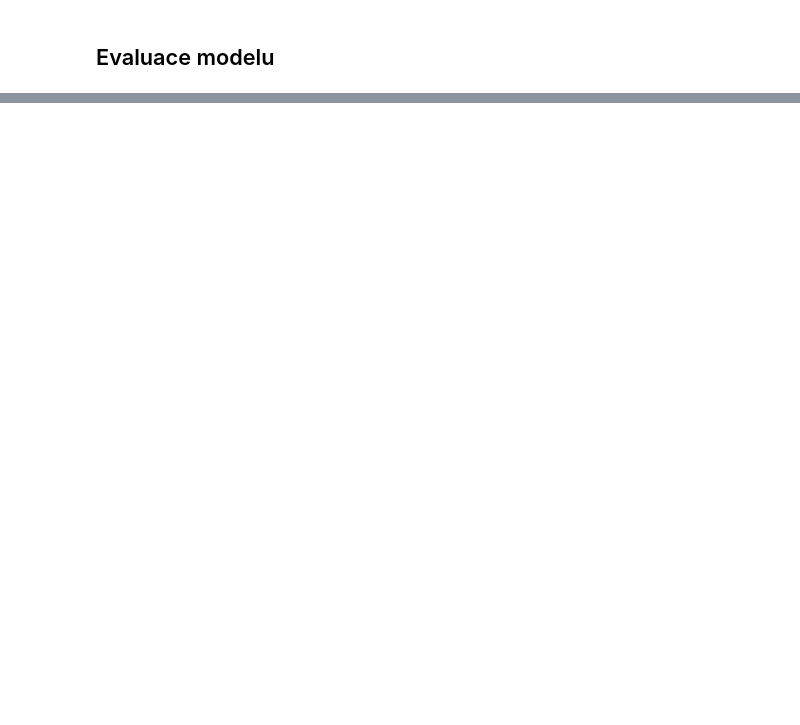
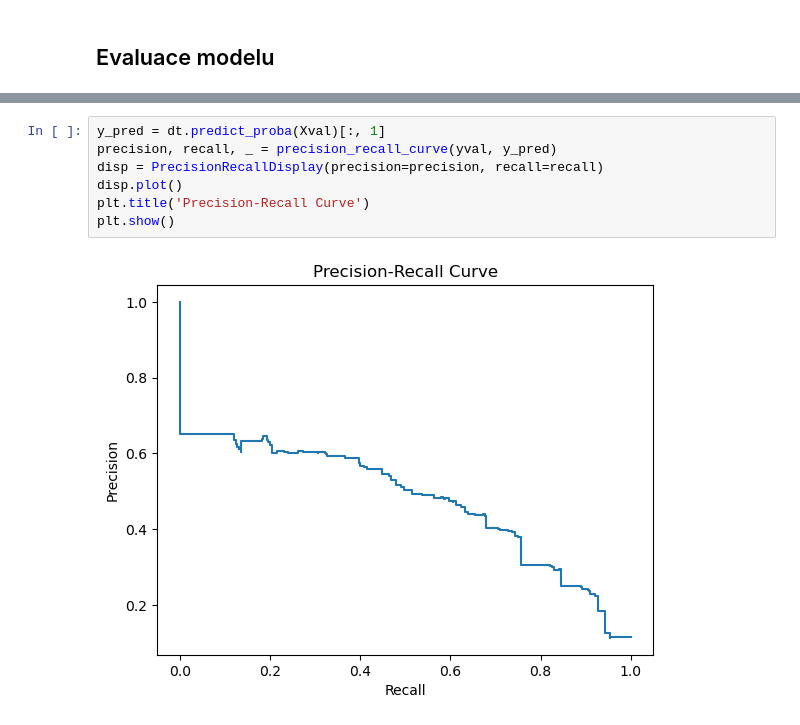
Before and after one commit to andyska09/Data-Visualisation, a Jupyter notebook: 03/solution03.ipynb, the cells around one changed output, grey strips where cells are left out. Drawn from its saved outputs; the diff is of its cells as text; blank space fills up the shorter version.

```diff
--- a/03/solution03.ipynb
+++ b/03/solution03.ipynb
@@ -393,0 +445,9 @@ F1 Score: 0.9455
+# %%
+y_pred = dt.predict_proba(Xval)[:, 1]
+precision, recall, _ = precision_recall_curve(yval, y_pred)
+disp = PrecisionRecallDisplay(precision=precision, recall=recall)
+disp.plot()
+plt.title('Precision-Recall Curve')
+plt.show()
+# %% [output]
+[figure, added]
```
Also changed, not shown: parts of 28 cells of this notebook.
